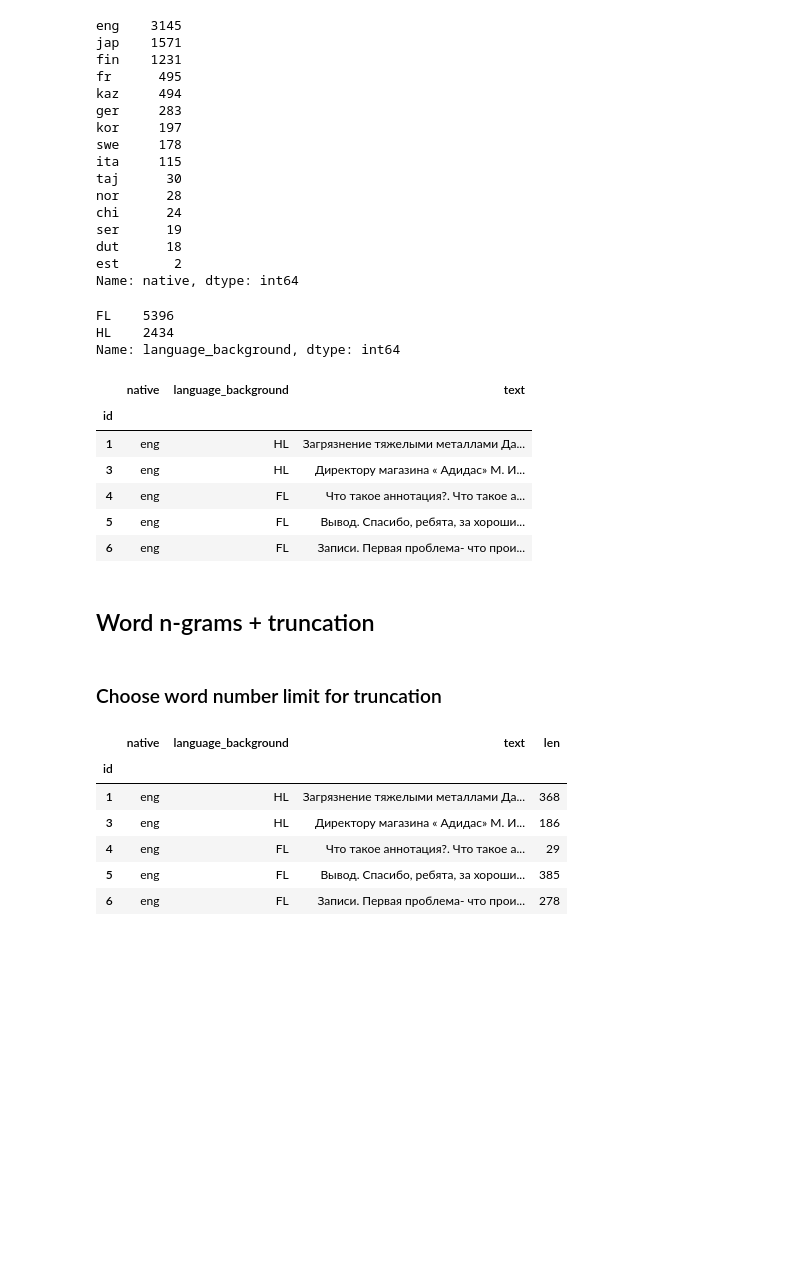
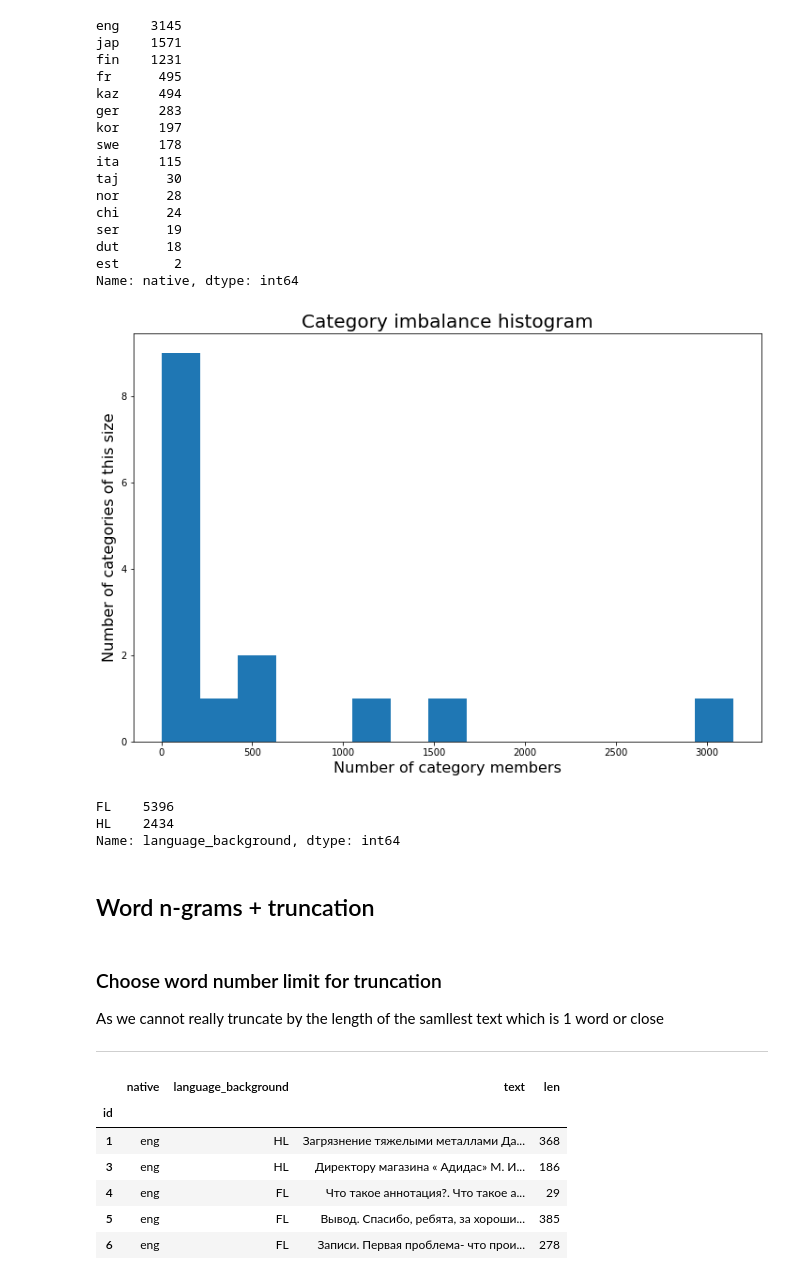
Before and after one commit to ovbystrova/Interferance, a Jupyter notebook: preprocessing.ipynb, the cells around one changed output. Drawn from its saved outputs; the diff is of its cells as text; code cells hidden in the pictures; blank space fills up the shorter version.

```diff
--- a/preprocessing.ipynb
+++ b/preprocessing.ipynb
@@ -58,26 +79,27 @@ ser      19
 dut      18
 est       2
 Name: native, dtype: int64
+# %%
+plt.figure(figsize=(12, 8))
+plt.hist(df['native'].value_counts(), bins=len(df['native'].value_counts()))
+plt.title('Category imbalance histogram', fontsize=20)
+plt.xlabel('Number of category members', fontsize=16)
+plt.ylabel('Number of categories of this size', fontsize=16);
+# %% [output]
+[figure, added]
 # %%
 df['language_background'].value_counts()
 # %% [output]
 FL    5396
 HL    2434
 Name: language_background, dtype: int64
-# %%
-df.head()
-# %% [output]
-|  | native | language_background | text |
-| id |  |  |  |
-| 1 | eng | HL | Загрязнение тяжелыми металлами Да... |
-| 3 | eng | HL | Директору магазина « Адидас» М. И... |
-| 4 | eng | FL | Что такое аннотация?. Что такое а... |
-| 5 | eng | FL | Вывод. Спасибо, ребята, за хороши... |
-| 6 | eng | FL | Записи. Первая проблема- что прои... |
 # %% [markdown]
 ## Word n-grams + truncation
-# %% [markdown]
-### Choose word number limit for truncation
+# %% [markdown]
+### Choose word number limit for truncation
+As we cannot really truncate by the length of the samllest text which is 1 word or close
+
+---
 # %%
 df['len'] = df['text'].apply(lambda x: len(x.split()))
 df.head()
```
Also changed, not shown: parts of 25 cells of this notebook.
